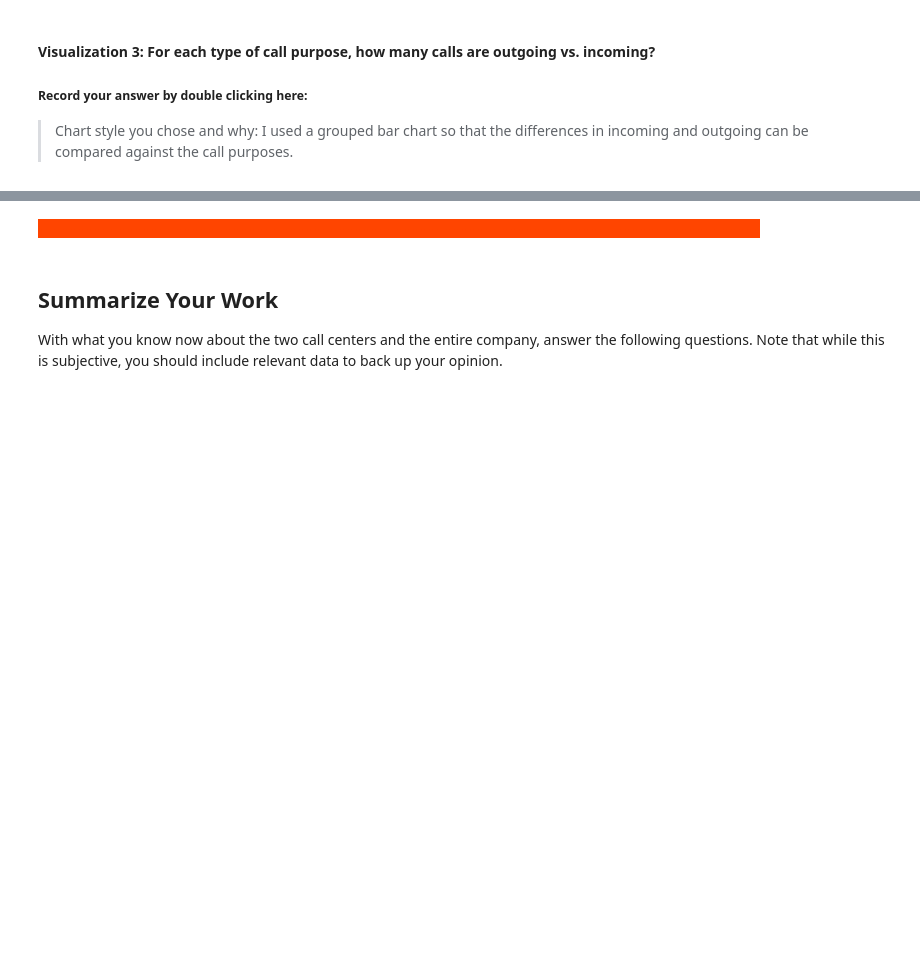
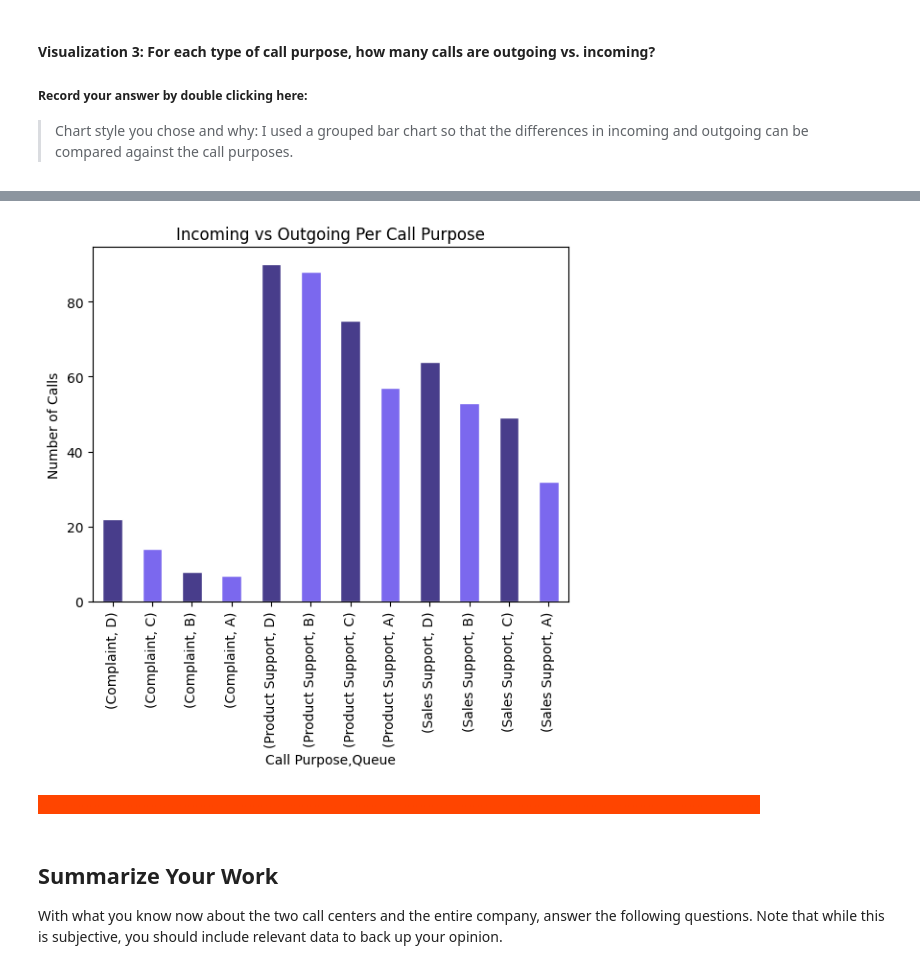
Before and after one commit to Kap19kp/Call_center_Assignment2, a Jupyter notebook: Call_Center_Cleanup.ipynb, the cells around one changed output, grey strips where cells are left out. Cells and saved outputs as stored; diff of their text form; code cells hidden in the pictures; blank space fills up the shorter version.

```diff
--- a/Call_Center_Cleanup.ipynb
+++ b/Call_Center_Cleanup.ipynb
@@ -280,0 +212,4 @@ Name: Branch, dtype: int64
+# %%
+purpose_queue = df[["Call Purpose", "Queue"]]
+purpose_queue_sort = purpose_queue.groupby(["Call Purpose"])["Queue"].value_counts()
+purpose_queue_sort
@@ -854,3 +880,11 @@ plt.savefig('groupedbar.png')
+# %%
+colors_2 = ("darkslateblue", "mediumslateblue")
+purpose_queue_sort.plot.bar(edgecolor = 'white', color=colors_2)
+plt.title("Incoming vs Outgoing Per Call Purpose")
+plt.ylabel("Number of Calls")
+plt.savefig('groupedbar.png')
+# %% [output]
+[figure, added]
 # %% [markdown]
 <span style="background-color:orangered; color:orangered;">- - - - - - - - - - - - - - - - - - - - - - - - - - - - - - - - - - - - - - - - - - - - - - - - - - - - - - - - - - - - - - - - - - - - - - - - - - - - - - - - - - - - - - - - -</span>
 # %% [markdown]
```
Also changed, not shown: parts of 81 cells of this notebook, 3 other files.
